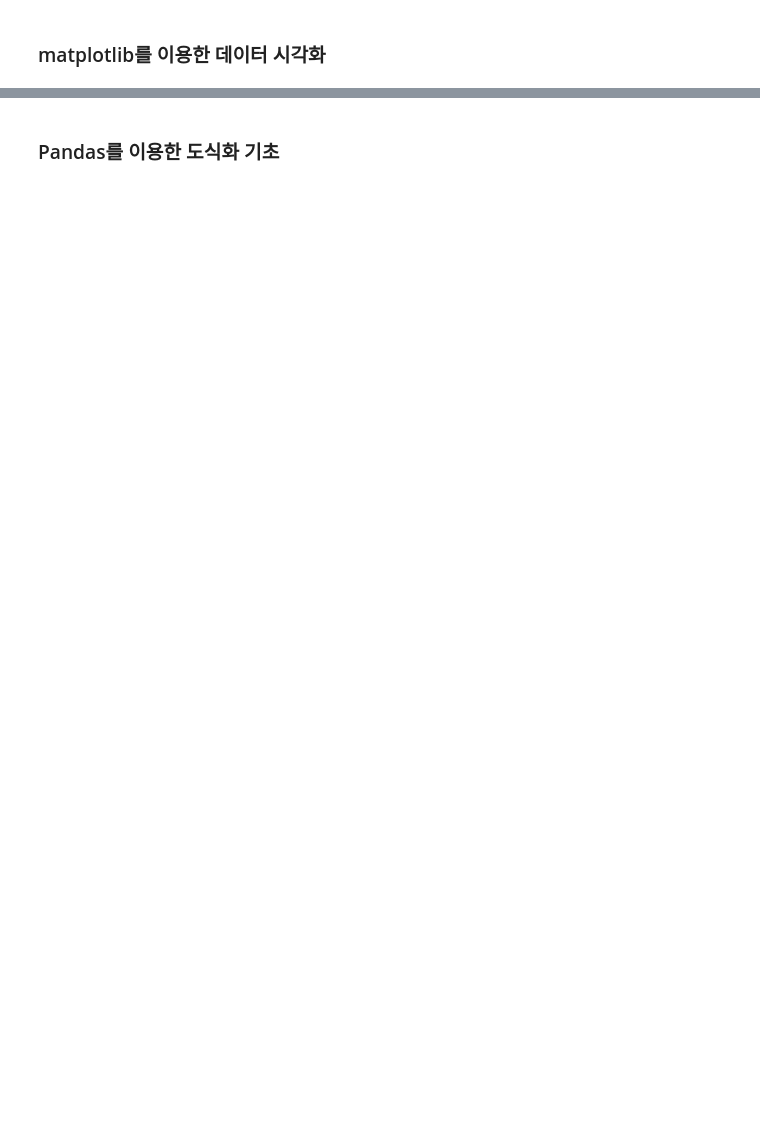
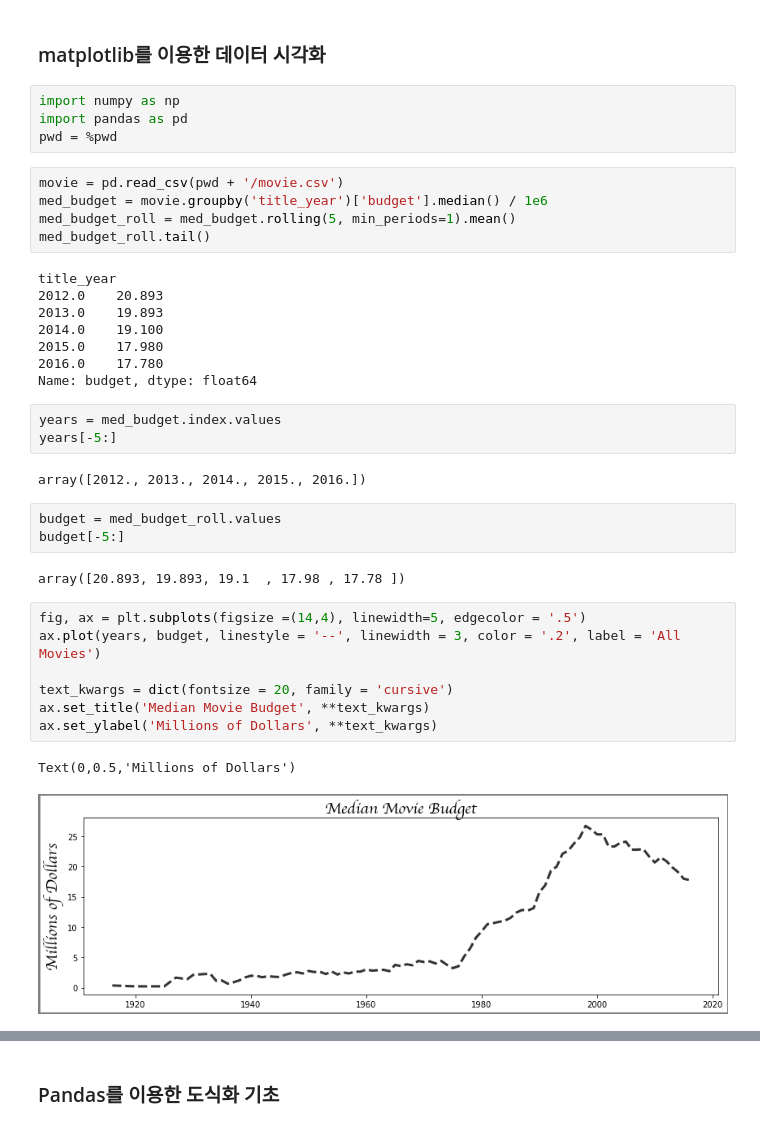
Before and after one commit to liberalapes/pandas_cookbook, a Jupyter notebook: 11장 Matplotlib, Pandas, Seaborn을 이용한 시각화.ipynb, the cells around one changed output, grey strips where cells are left out. Drawn from its saved outputs; the diff is of its cells as text; blank space fills up the shorter version.

Commit message:
11장. Matplotlib, Pandas, Seaborn을 이용한 시각화

```diff
--- a/11장 Matplotlib, Pandas, Seaborn을 이용한 시각화.ipynb
+++ b/11장 Matplotlib, Pandas, Seaborn을 이용한 시각화.ipynb
@@ -122,2 +184,39 @@ fig
 # %% [markdown]
 ### matplotlib를 이용한 데이터 시각화
+# %%
+import numpy as np
+import pandas as pd
+pwd = %pwd
+# %%
+movie = pd.read_csv(pwd + '/movie.csv')
+med_budget = movie.groupby('title_year')['budget'].median() / 1e6
+med_budget_roll = med_budget.rolling(5, min_periods=1).mean()
+med_budget_roll.tail()
+# %% [output]
+title_year
+2012.0    20.893
+2013.0    19.893
+2014.0    19.100
+2015.0    17.980
+2016.0    17.780
+Name: budget, dtype: float64
+# %%
+years = med_budget.index.values
+years[-5:]
+# %% [output]
+array([2012., 2013., 2014., 2015., 2016.])
+# %%
+budget = med_budget_roll.values
+budget[-5:]
+# %% [output]
+array([20.893, 19.893, 19.1  , 17.98 , 17.78 ])
+# %%
+fig, ax = plt.subplots(figsize =(14,4), linewidth=5, edgecolor = '.5')
+ax.plot(years, budget, linestyle = '--', linewidth = 3, color = '.2', label = 'All Movies')
+
+text_kwargs = dict(fontsize = 20, family = 'cursive')
+ax.set_title('Median Movie Budget', **text_kwargs)
+ax.set_ylabel('Millions of Dollars', **text_kwargs)
+# %% [output]
+Text(0,0.5,'Millions of Dollars')
+[figure, added]
```
Also changed, not shown: parts of 44 cells of this notebook.
